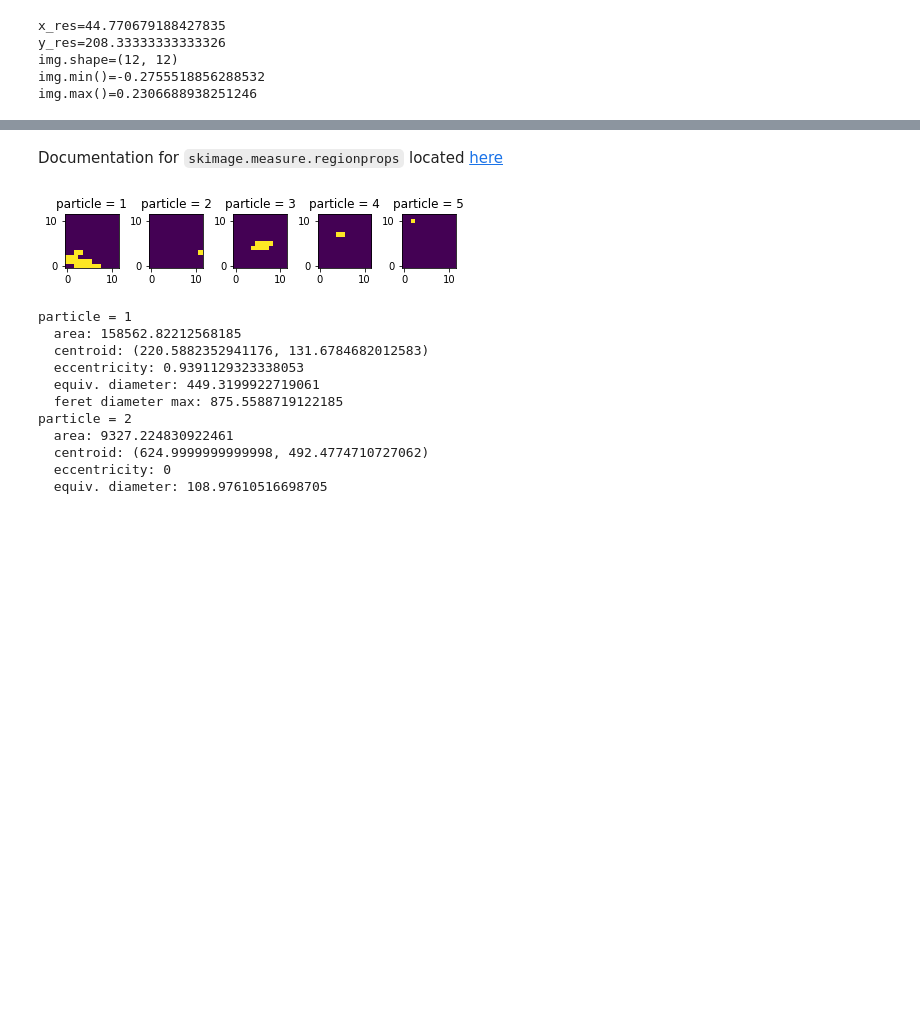
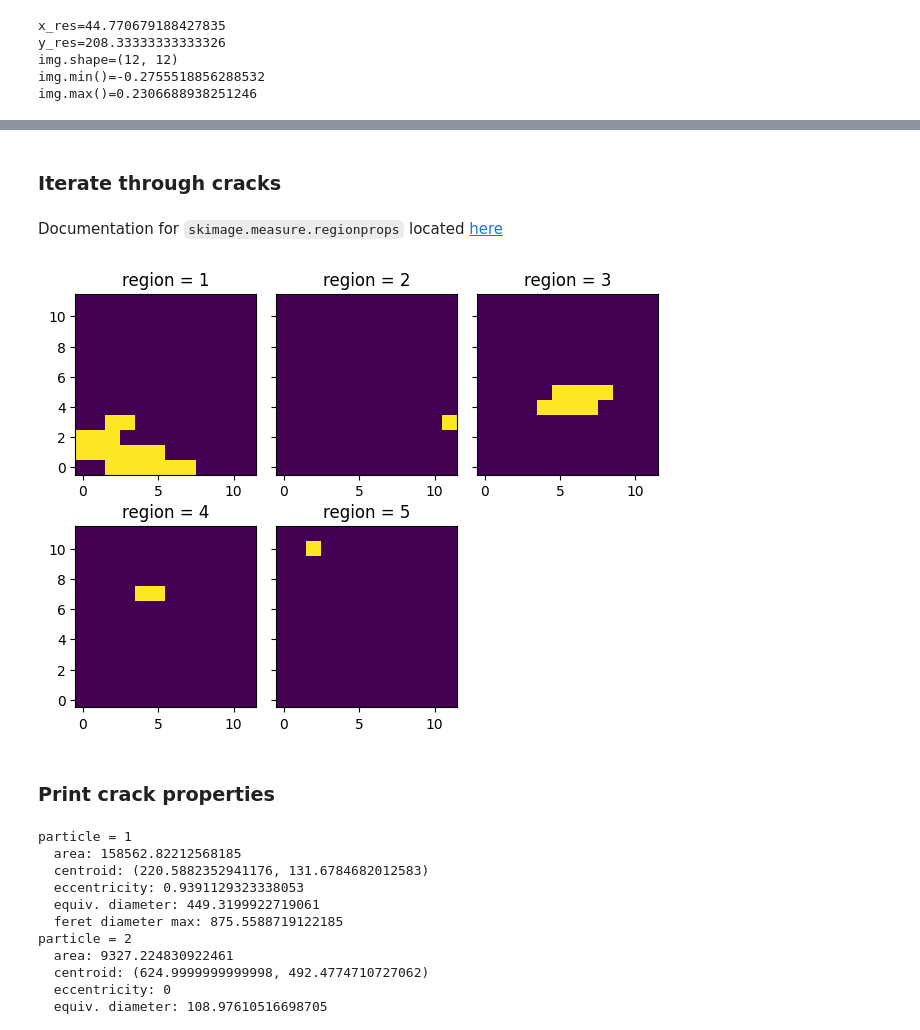
Before and after one commit to GusBusDraws/mhe-analysis, a Jupyter notebook: nbs/47-load-dic.ipynb, the cells around one changed output, grey strips where cells are left out. Saved outputs shown, nothing was run; the diff lists cells and outputs as text; code cells hidden in the pictures; blank space fills up the shorter version.

```diff
--- a/nbs/47-load-dic.ipynb
+++ b/nbs/47-load-dic.ipynb
@@ -10,6 +14,6 @@ from skimage import measure
 # %%
 dic_path = Path(
-    r"C:\Users\gusb\Research\mhe-analysis\data\DIC_Etz_0800_0000.plt")
+    r"C:\Users\cgusb\Research\mhe-analysis\data\DIC_Etz_0800_0000.plt")
     # r"C:\Users\cgusb\Research\mhe-analysis\data\DIC_Etz_0800_0000.plt")
 # with open(dic_path, 'r') as f:
 #     dic = f.readlines()
@@ -101,19 +135,28 @@ cax.set_axis_off()
+# %% [markdown]
+### Iterate through cracks
 # %% [markdown]
 Documentation for `skimage.measure.regionprops` located [here](https://scikit-image.org/docs/stable/api/skimage.measure.html#skimage.measure.regionprops)
 # %%
 img_bw = img < thresh
 img_labeled = measure.label(img_bw, connectivity=1)
 regions = measure.regionprops(img_labeled, spacing=(y_res, x_res))
 
 max_plot_cols = 3
 plot_rows = int(math.ceil(len(regions) / max_plot_cols))
-fig, axes = plt.subplots(1, len(regions), tight_layout=True)
+fig, axes = plt.subplots(
+    plot_rows, max_plot_cols, tight_layout=True, sharey=True, facecolor='white')
 ax = axes.ravel()
 for i in range(1, len(regions)+1):
     ax[i-1].imshow(img_labeled==i, origin='lower')
-    ax[i-1].set_title(f'particle = {i}')
+    ax[i-1].set_title(f'region = {i}')
+fig_diff = (max_plot_cols * plot_rows) - len(regions)
+if fig_diff > 0:
+    for i in range(len(regions), len(regions) + fig_diff):
+        ax[i].set_axis_off()
 # %% [output]
-[figure, old version]
+[figure, new version]
+# %% [markdown]
+### Print crack properties
 # %%
 for region in regions:
     print(f'particle = {region.label}')
```
Also changed, not shown: parts of 13 cells of this notebook, 1 other file.
